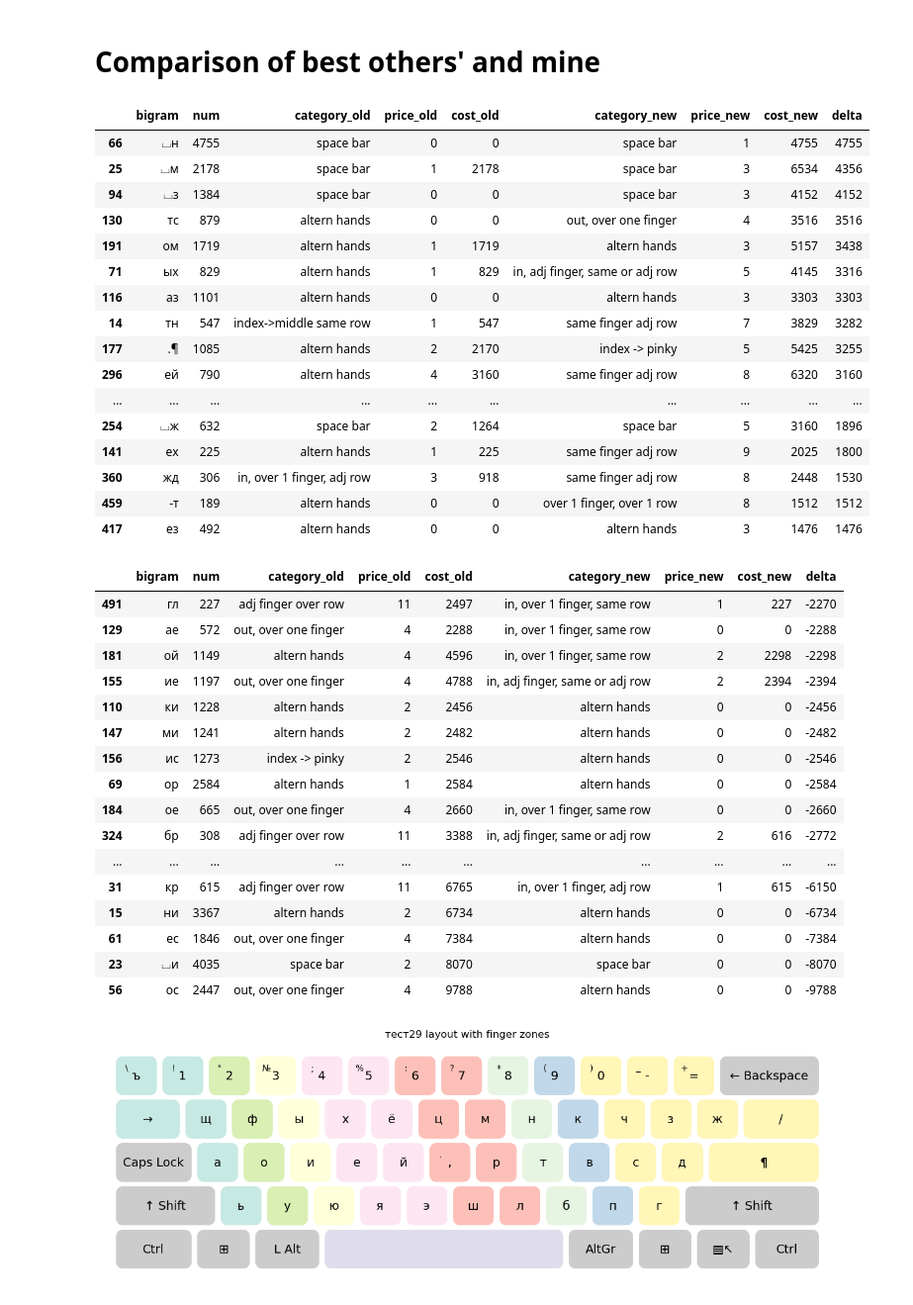
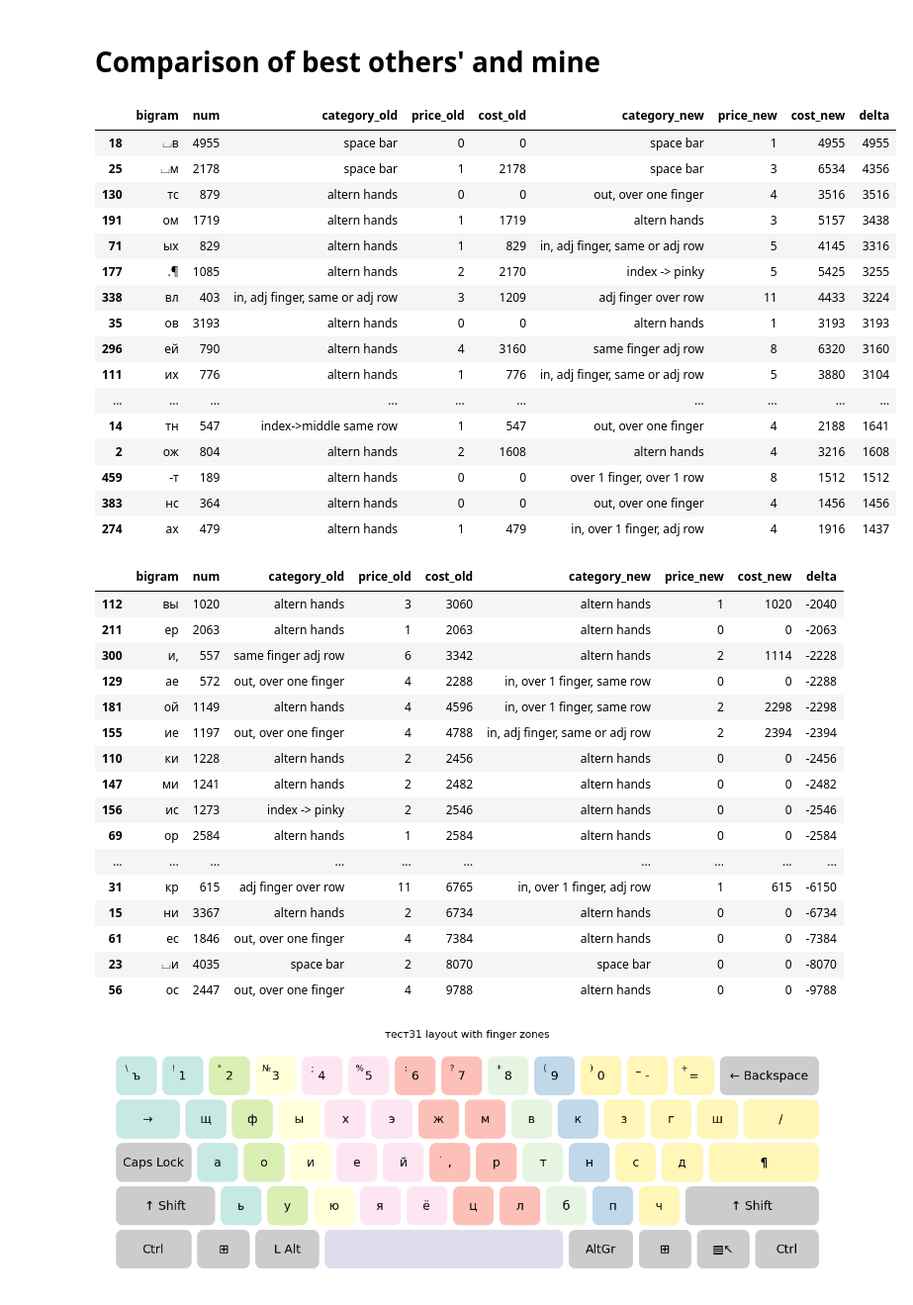
Before and after one commit to culebron/rus-layout-opt, a Jupyter notebook: Russian Optimization.ipynb, the cells around one changed output. Shown at 99% size. Saved outputs shown, nothing was run; the diff lists cells and outputs as text; code cells hidden in the pictures.

Commit message:
renamed layouts 30 & 31

```diff
--- a/Russian Optimization.ipynb
+++ b/Russian Optimization.ipynb
@@ -1790,7 +1805,7 @@ To the results above: the Test27 layout seems very good, and I use it to type in
 
 IDK if I made something useful or just abuse my own scoring system.
 # %%
-lyt = Layout('тест31', r'''
+lyt = Layout('тест32', r'''
 
 ъ12345 67890-=
 →ьуюяё жшвкчзщ
@@ -2052,31 +2067,33 @@ results['тест30'].display('cost')
 # %% [markdown]
 # Comparison of best others' and mine
 # %%
-r = compare(results, 'леонов', 'тест29')
+r = compare(results, 'леонов', 'тест31')
 r.head(30)
 # %% [output]
 |  | bigram | num | category_old | price_old | cost_old | category_new | price_new | cost_new | delta |
-| 66 | ⌴н | 4755 | space bar | 0 | 0 | space bar | 1 | 4755 | 4755 |
+| 18 | ⌴в | 4955 | space bar | 0 | 0 | space bar | 1 | 4955 | 4955 |
 | 25 | ⌴м | 2178 | space bar | 1 | 2178 | space bar | 3 | 6534 | 4356 |
-| 94 | ⌴з | 1384 | space bar | 0 | 0 | space bar | 3 | 4152 | 4152 |
 | 130 | тс | 879 | altern hands | 0 | 0 | out, over one finger | 4 | 3516 | 3516 |
 | 191 | ом | 1719 | altern hands | 1 | 1719 | altern hands | 3 | 5157 | 3438 |
 | 71 | ых | 829 | altern hands | 1 | 829 | in, adj finger, same or adj row | 5 | 4145 | 3316 |
-| 116 | аз | 1101 | altern hands | 0 | 0 | altern hands | 3 | 3303 | 3303 |
-| 14 | тн | 547 | index->middle same row | 1 | 547 | same finger adj row | 7 | 3829 | 3282 |
 | 177 | .¶ | 1085 | altern hands | 2 | 2170 | index -> pinky | 5 | 5425 | 3255 |
+| 338 | вл | 403 | in, adj finger, same or adj row | 3 | 1209 | adj finger over row | 11 | 4433 | 3224 |
+| 35 | ов | 3193 | altern hands | 0 | 0 | altern hands | 1 | 3193 | 3193 |
 | 296 | ей | 790 | altern hands | 4 | 3160 | same finger adj row | 8 | 6320 | 3160 |
+| 111 | их | 776 | altern hands | 1 | 776 | in, adj finger, same or adj row | 5 | 3880 | 3104 |
 | ... | ... | ... | ... | ... | ... | ... | ... | ... | ... |
-| 254 | ⌴ж | 632 | space bar | 2 | 1264 | space bar | 5 | 3160 | 1896 |
-| 141 | ех | 225 | altern hands | 1 | 225 | same finger adj row | 9 | 2025 | 1800 |
-| 360 | жд | 306 | in, over 1 finger, adj row | 3 | 918 | same finger adj row | 8 | 2448 | 1530 |
+| 14 | тн | 547 | index->middle same row | 1 | 547 | out, over one finger | 4 | 2188 | 1641 |
+| 2 | ож | 804 | altern hands | 2 | 1608 | altern hands | 4 | 3216 | 1608 |
 | 459 | -т | 189 | altern hands | 0 | 0 | over 1 finger, over 1 row | 8 | 1512 | 1512 |
-| 417 | ез | 492 | altern hands | 0 | 0 | altern hands | 3 | 1476 | 1476 |
+| 383 | нс | 364 | altern hands | 0 | 0 | out, over one finger | 4 | 1456 | 1456 |
+| 274 | ах | 479 | altern hands | 1 | 479 | in, over 1 finger, adj row | 4 | 1916 | 1437 |
 # %%
 r.tail(30)
 # %% [output]
 |  | bigram | num | category_old | price_old | cost_old | category_new | price_new | cost_new | delta |
-| 491 | гл | 227 | adj finger over row | 11 | 2497 | in, over 1 finger, same row | 1 | 227 | -2270 |
+| 112 | вы | 1020 | altern hands | 3 | 3060 | altern hands | 1 | 1020 | -2040 |
+| 211 | ер | 2063 | altern hands | 1 | 2063 | altern hands | 0 | 0 | -2063 |
+| 300 | и, | 557 | same finger adj row | 6 | 3342 | altern hands | 2 | 1114 | -2228 |
 | 129 | ае | 572 | out, over one finger | 4 | 2288 | in, over 1 finger, same row | 0 | 0 | -2288 |
 | 181 | ой | 1149 | altern hands | 4 | 4596 | in, over 1 finger, same row | 2 | 2298 | -2298 |
 | 155 | ие | 1197 | out, over one finger | 4 | 4788 | in, adj finger, same or adj row | 2 | 2394 | -2394 |
@@ -2084,8 +2101,6 @@ r.tail(30)
 | 147 | ми | 1241 | altern hands | 2 | 2482 | altern hands | 0 | 0 | -2482 |
 | 156 | ис | 1273 | index -> pinky | 2 | 2546 | altern hands | 0 | 0 | -2546 |
 | 69 | ор | 2584 | altern hands | 1 | 2584 | altern hands | 0 | 0 | -2584 |
-| 184 | ое | 665 | out, over one finger | 4 | 2660 | in, over 1 finger, same row | 0 | 0 | -2660 |
-| 324 | бр | 308 | adj finger over row | 11 | 3388 | in, adj finger, same or adj row | 2 | 616 | -2772 |
 | ... | ... | ... | ... | ... | ... | ... | ... | ... | ... |
 | 31 | кр | 615 | adj finger over row | 11 | 6765 | in, over 1 finger, adj row | 1 | 615 | -6150 |
 | 15 | ни | 3367 | altern hands | 2 | 6734 | altern hands | 0 | 0 | -6734 |
```
Also changed, not shown: parts of 19 cells of this notebook.
